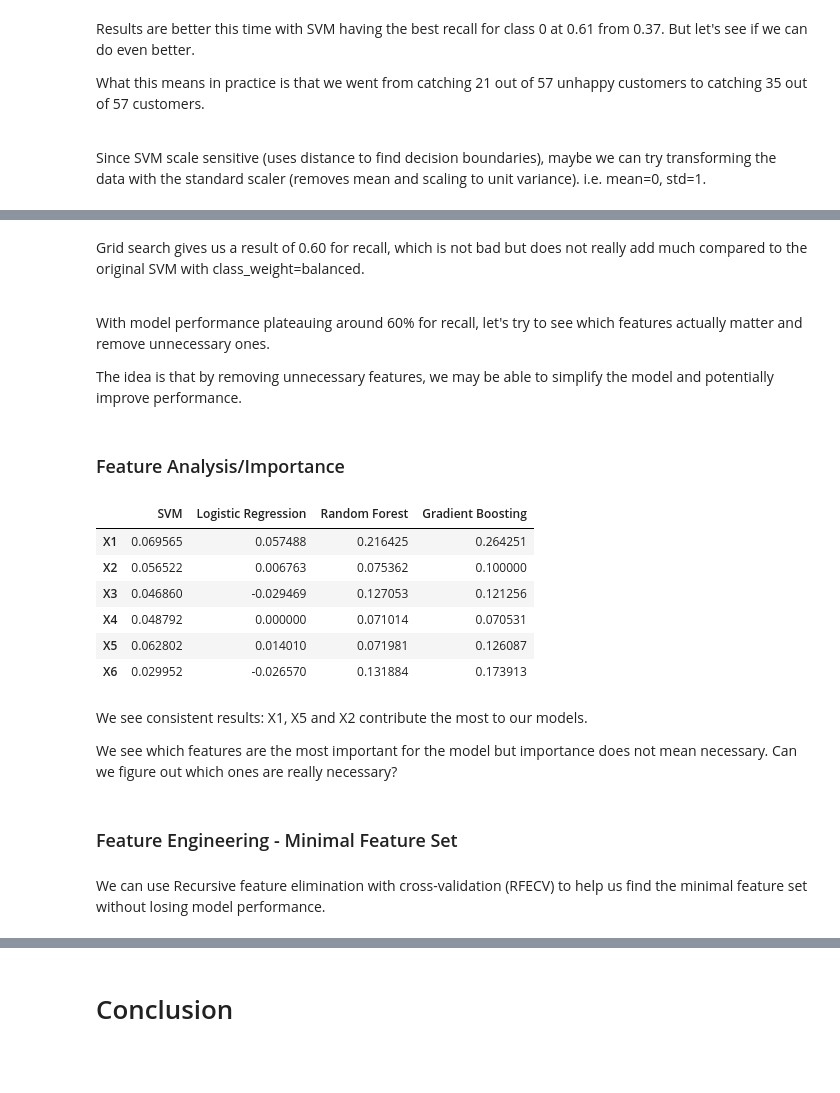
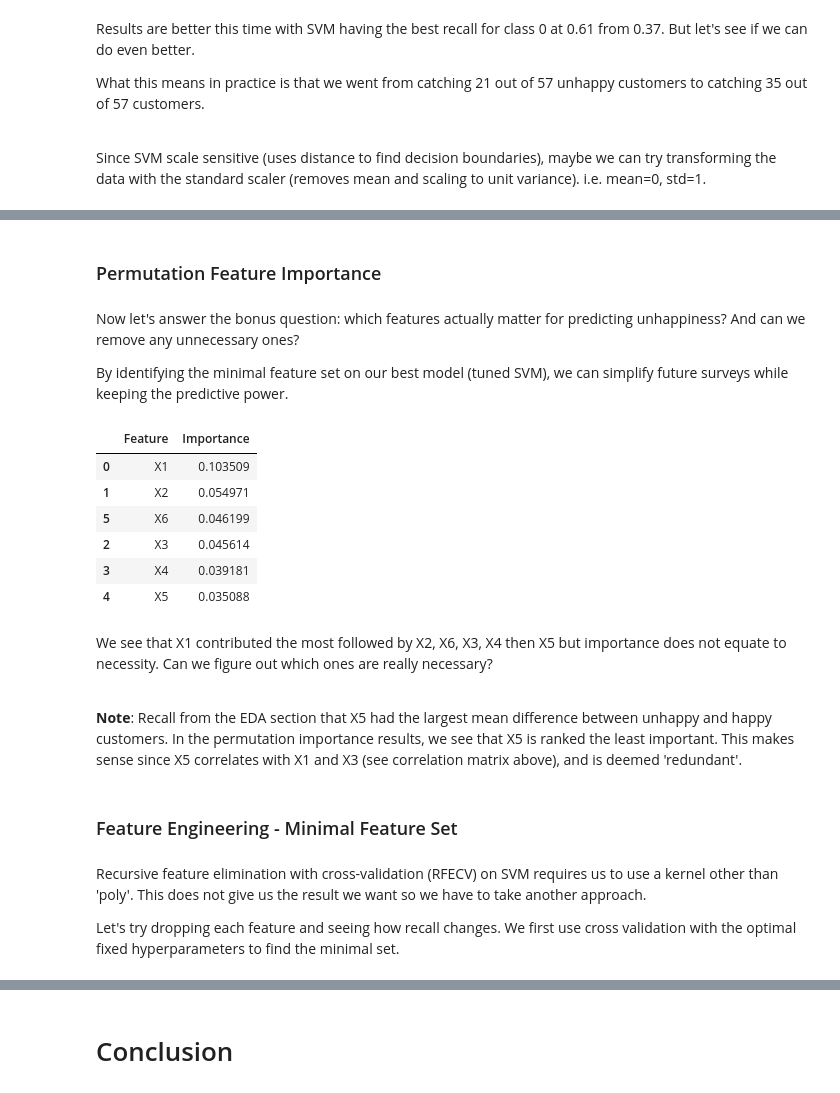
Before and after one commit to macsiwase/logistics-happy-customers, a Jupyter notebook: happiness.ipynb, the cells around one changed output, grey strips where cells are left out. Saved outputs shown, nothing was run; the diff lists cells and outputs as text; code cells hidden in the pictures; blank space fills up the shorter version.

Commit message:
aligned message clearly by removing unnecessary cells, removed rfecv since results were not optimal, focused on tuned svm, updated readme

```diff
--- a/happiness.ipynb
+++ b/happiness.ipynb
@@ -328,5 +343,5 @@ Let's try something else. Using GridSearch, we might be able to find an optimal
 # %%
-param_grid = {
+params_grid = {
     "C": [
         0.01,
         0.1,
@@ -337,16 +352,4 @@ param_grid = {
     "kernel": ["linear", "rbf", "poly"],
 }
 
-scorer = make_scorer(recall_score, pos_label=0)
+recall_scorer = make_scorer(recall_score, pos_label=0)
-# %%
-grid = GridSearchCV(
-    SVC(class_weight="balanced"),
-    param_grid,
-    scoring=scorer,
-    cv=StratifiedKFold(n_splits=5, shuffle=True, random_state=42),
-)
-
-grid.fit(X, y)
-
-print(grid.best_params_)
-print(grid.best_score_)
@@ -403,45 +510,39 @@ Support Vector Classifier with grid search parameters, balanced
-# %% [markdown]
-Grid search gives us a result of 0.60 for recall, which is not bad but does not really add much compared to the original SVM with class_weight=balanced.
-
-<br>
-
-With model performance plateauing around 60% for recall, let's try to see which features actually matter and remove unnecessary ones.
-
-The idea is that by removing unnecessary features, we may be able to simplify the model and potentially improve performance.
 # %% [markdown]
-### Feature Analysis/Importance
+### Permutation Feature Importance
+# %% [markdown]
+Now let's answer the bonus question: which features actually matter for predicting unhappiness? And can we remove any unnecessary ones?
+
+By identifying the minimal feature set on our best model (tuned SVM), we can simplify future surveys while keeping the predictive power.
 # %%
-models = {
-    "SVM": SVC(class_weight="balanced"),
-    "Logistic Regression": LogisticRegression(class_weight="balanced"),
-    "Random Forest": RandomForestClassifier(class_weight="balanced"),
-    "Gradient Boosting": GradientBoostingClassifier(),
-}
+tuned_svm = SVC(C=0.01, kernel="poly", class_weight="balanced")
+tuned_svm.fit(X, y)
 
-results = {}
+perm = permutation_importance(
+    tuned_svm, X, y, scoring=recall_scorer, n_repeats=30, random_state=42
+)
 
-for name, model in models.items():
-    model.fit(X, y)
-    perm = permutation_importance(
-        model, X, y, scoring="recall", n_repeats=30, random_state=42
-    )
-    results[name] = perm.importances_mean
+importance_df = pd.DataFrame(
+    {"Feature": X.columns, "Importance": perm.importances_mean}
+).sort_values("Importance", ascending=False)
 
-importance_df = pd.DataFrame(results, index=X.columns)
 importance_df
 # %% [output]
-|  | SVM | Logistic Regression | Random Forest | Gradient Boosting |
-| X1 | 0.069565 | 0.057488 | 0.216425 | 0.264251 |
-| X2 | 0.056522 | 0.006763 | 0.075362 | 0.100000 |
-| X3 | 0.046860 | -0.029469 | 0.127053 | 0.121256 |
-| X4 | 0.048792 | 0.000000 | 0.071014 | 0.070531 |
-| X5 | 0.062802 | 0.014010 | 0.071981 | 0.126087 |
-| X6 | 0.029952 | -0.026570 | 0.131884 | 0.173913 |
+|  | Feature | Importance |
+| 0 | X1 | 0.103509 |
+| 1 | X2 | 0.054971 |
+| 5 | X6 | 0.046199 |
+| 2 | X3 | 0.045614 |
+| 3 | X4 | 0.039181 |
+| 4 | X5 | 0.035088 |
 # %% [markdown]
-We see consistent results: X1, X5 and X2 contribute the most to our models.
+We see that X1 contributed the most followed by X2, X6, X3, X4 then X5 but importance does not equate to necessity. Can we figure out which ones are really necessary?
 
-We see which features are the most important for the model but importance does not mean necessary. Can we figure out which ones are really necessary?
+<br>
+
+**Note**: Recall from the EDA section that X5 had the largest mean difference between unhappy and happy customers. In the permutation importance results, we see that X5 is ranked the least important. This makes sense since X5 correlates with X1 and X3 (see correlation matrix above), and is deemed 'redundant'.
 # %% [markdown]
 ### Feature Engineering - Minimal Feature Set
 # %% [markdown]
-We can use Recursive feature elimination with cross-validation (RFECV) to help us find the minimal feature set without losing model performance.
+Recursive feature elimination with cross-validation (RFECV) on SVM requires us to use a kernel other than 'poly'. This does not give us the result we want so we have to take another approach.
+
+Let's try dropping each feature and seeing how recall changes. We first use cross validation with the optimal fixed hyperparameters to find the minimal set.
```
Also changed, not shown: parts of 34 cells of this notebook, 1 other file.
